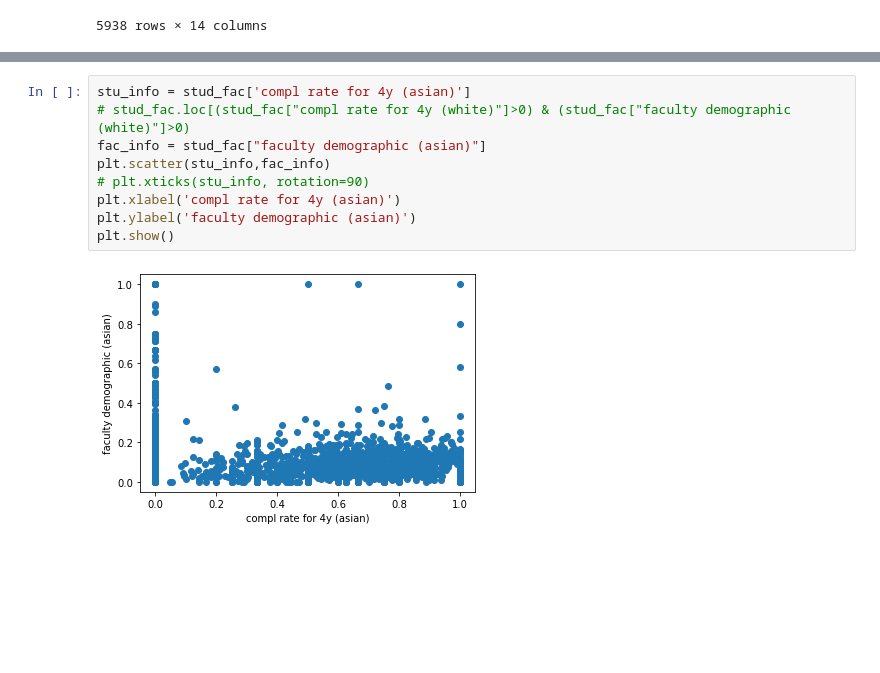
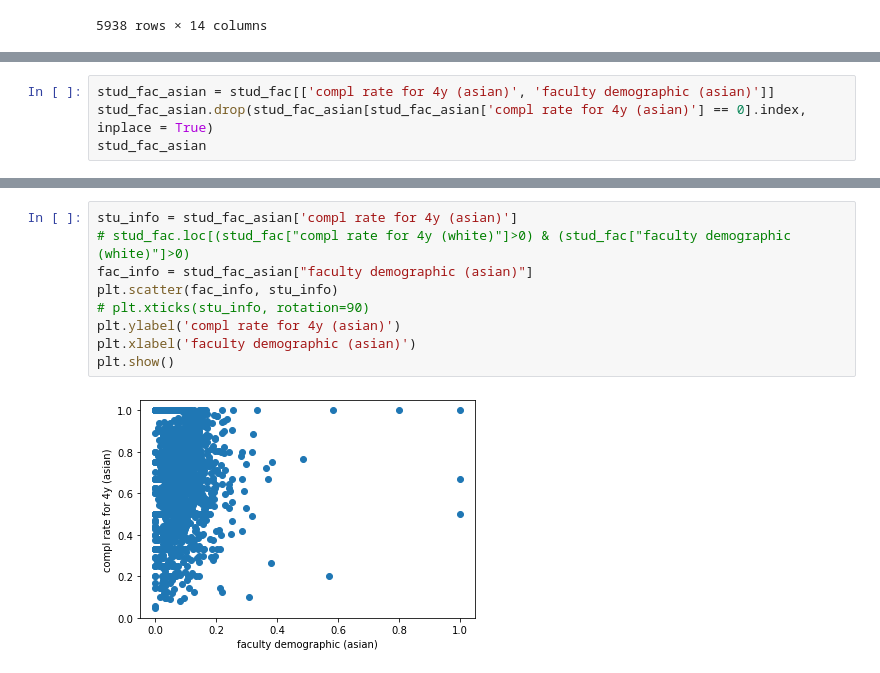
Before and after one commit to beccasolomon22/Student-Social-Analysis, a Jupyter notebook: DOE_Analysis_graphs.ipynb, the cells around one changed output, grey strips where cells are left out. Cells and saved outputs as stored; diff of their text form; blank space fills up the shorter version.

```diff
--- a/DOE_Analysis_graphs.ipynb
+++ b/DOE_Analysis_graphs.ipynb
@@ -138,0 +252,4 @@ plt.show()
+# %%
+stud_fac_asian = stud_fac[['compl rate for 4y (asian)', 'faculty demographic (asian)']]
+stud_fac_asian.drop(stud_fac_asian[stud_fac_asian['compl rate for 4y (asian)'] == 0].index, inplace = True)
+stud_fac_asian
@@ -139,11 +275,11 @@ plt.show()
 # %%
-stu_info = stud_fac['compl rate for 4y (asian)']
+stu_info = stud_fac_asian['compl rate for 4y (asian)']
 # stud_fac.loc[(stud_fac["compl rate for 4y (white)"]>0) & (stud_fac["faculty demographic (white)"]>0)
-fac_info = stud_fac["faculty demographic (asian)"]
-plt.scatter(stu_info,fac_info)
+fac_info = stud_fac_asian["faculty demographic (asian)"]
+plt.scatter(fac_info, stu_info)
 # plt.xticks(stu_info, rotation=90)
-plt.xlabel('compl rate for 4y (asian)')
-plt.ylabel('faculty demographic (asian)')
+plt.ylabel('compl rate for 4y (asian)')
+plt.xlabel('faculty demographic (asian)')
 plt.show()
 # %% [output]
-[figure, old version]
+[figure, new version]
```
Also changed, not shown: parts of 15 cells of this notebook, 9 other files.
